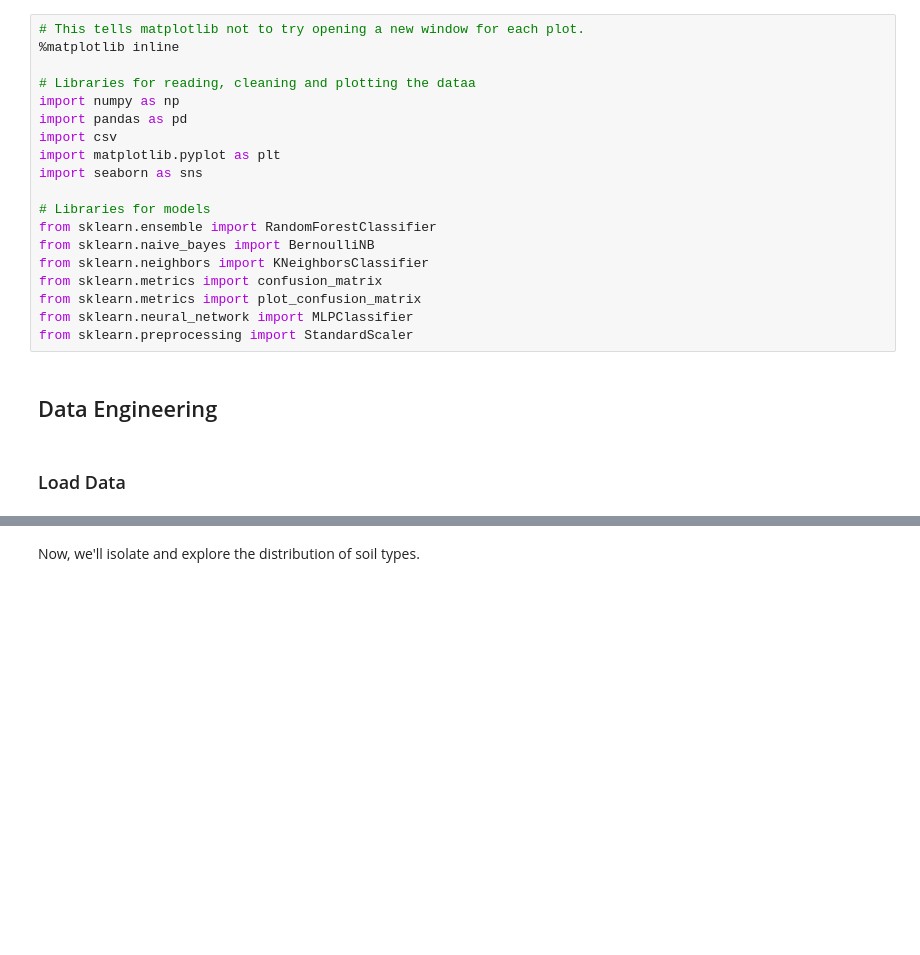
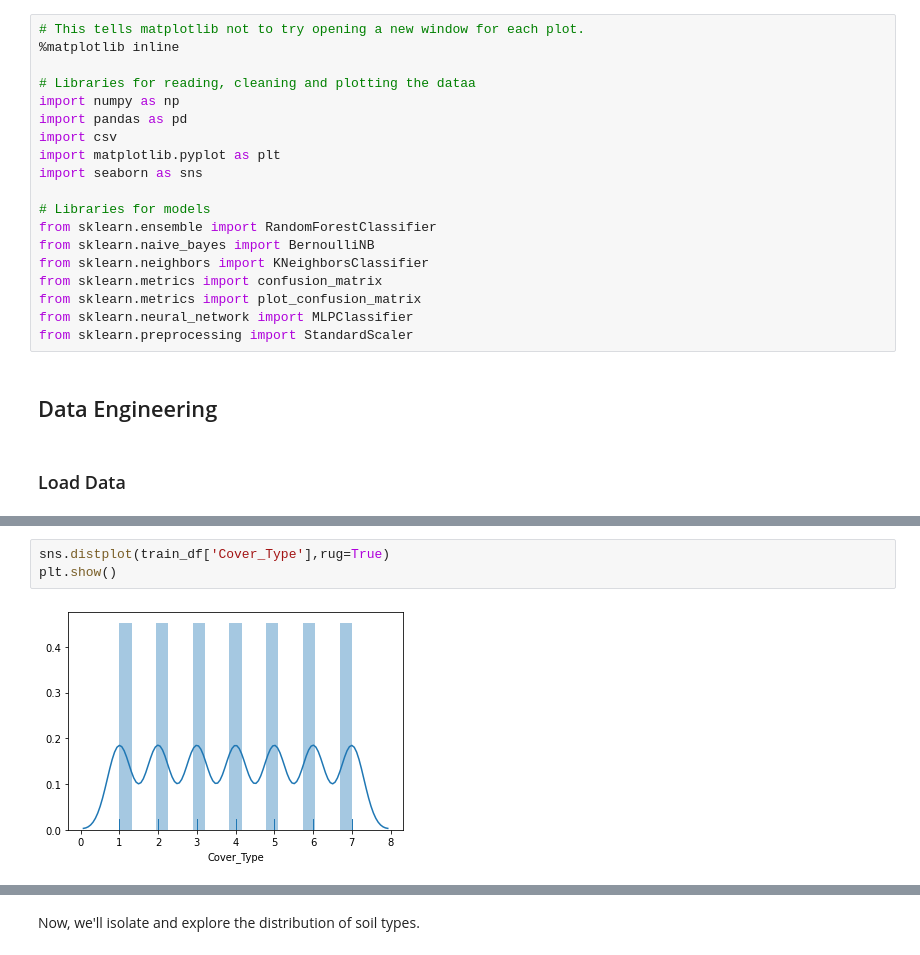
Before and after one commit to justinetaylor/mids-w207-final-project, a Jupyter notebook: clear-cut-solution.ipynb, the cells around one changed output, grey strips where cells are left out. Drawn from its saved outputs; the diff is of its cells as text; blank space fills up the shorter version.

```diff
--- a/clear-cut-solution.ipynb
+++ b/clear-cut-solution.ipynb
@@ -58,0 +53,5 @@ training_data.describe()
+# %%
+sns.distplot(train_df['Cover_Type'],rug=True)
+plt.show()
+# %% [output]
+[figure, added]
```
Also changed, not shown: parts of 40 cells of this notebook.
